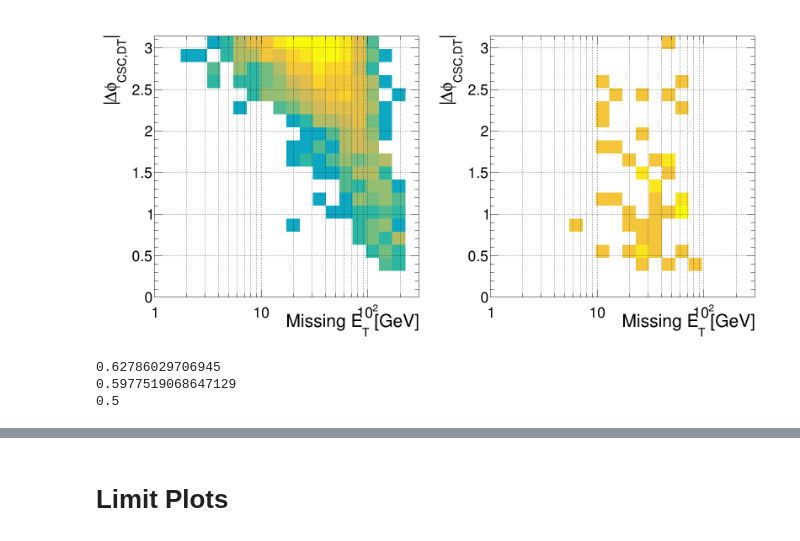
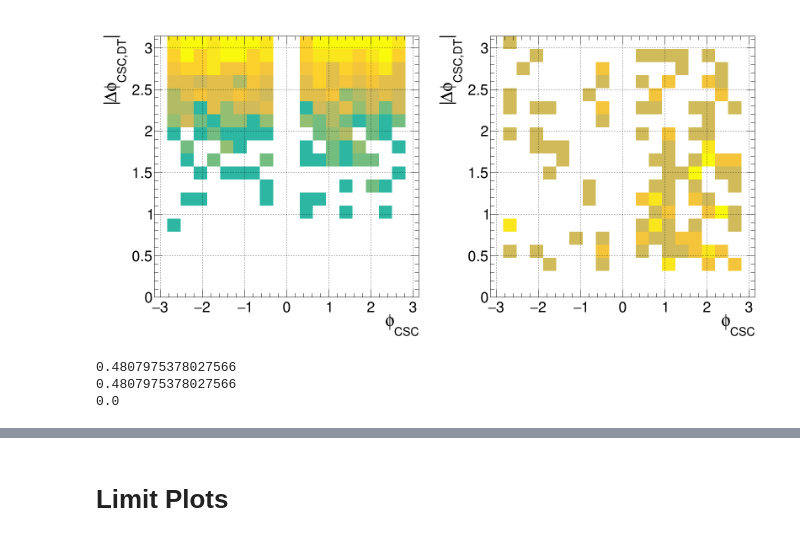
Before and after one commit to cms-lpc-llp/mds_analysis, a Jupyter notebook: notebooks/split_limit.ipynb, the cells around one changed output, grey strips where cells are left out. Cells and saved outputs as stored; diff of their text form; code cells hidden in the pictures.

```diff
--- a/notebooks/split_limit.ipynb
+++ b/notebooks/split_limit.ipynb
@@ -40,8 +40,8 @@ LOCAL_DATA_DIR = '/home/psimmerl/mds_analysis/data'  # os.getcwd() + '/data/raw'
 DATA_DIR = LOCAL_DATA_DIR#'TIER2' if 'caltech' in os.uname()[1] else 'LOCAL'
 OUT_DIR = f'{LOCAL_OUT_DIR}/{OUT_DIR}'
 
-FN_MC = f'{DATA_DIR}/processed/mc_rdf.root'
-FN_R3 = f'{DATA_DIR}/processed/r3_rdf.root'
+FN_MC = f'{DATA_DIR}/processed/mc_rdf_low_met.root'
+FN_R3 = f'{DATA_DIR}/processed/r3_rdf_low_met.root'
 
 pathlib.Path(OUT_DIR).mkdir(parents=True, exist_ok=True)
 
@@ -80,6 +80,9 @@ METS = np.array([75, 150])
 
 # **************** #
 
+print(f'{FN_MC=}')
+print(f'{FN_R3=}')
+print(f'{OUT_DIR=}')
 rdfs = {
     # 'mc_raw' : rt.RDataFrame('MuonSystem', '/home/psimmerl/mds_analysis/data/raw/ggH_HToSSTobbbb_MH-125_MS-15_CTau1000_13p6TeV_1pb_weighted_v6.root'),
     # 'r3_raw' : rt.RDataFrame('MuonSystem_HLT569', '/home/psimmerl/mds_analysis/data/processed/r3_hlt569.root'),
@@ -167,7 +173,10 @@ form =(txy_label,32,0,PI)
 h1 = rdfs['mc'].Histo1D(('All Signal Events',*form),xv,).GetValue()
 h2 = rdfs['mc'].Filter(f'met<75').Histo1D(('ME_{T} < 75 GeV',*form),xv).GetValue()
 h3 = rdfs['mc'].Filter(f'met>75').Histo1D(('ME_{T} > 75 GeV',*form),xv).GetValue()
-hhs = [h1,h2,h3]
+h4 = rdfs['mc'].Filter(f'met<150').Histo1D(('ME_{T} < 150 GeV',*form),xv).GetValue()
+h5 = rdfs['mc'].Filter(f'met>150').Histo1D(('ME_{T} > 150 GeV',*form),xv).GetValue()
+
+hhs = [h1,h2,h3,h4,h5]
 # hmax = max([h.GetMaximum() for h in hhs])
 hmax = max([h.GetMaximum() / h.Integral() for h in hhs])
 for ih, hh in enumerate(hhs):
@@ -228,22 +278,23 @@ canvas.Draw()
 # canvas.Draw()
 # %%
 canvas = TCanvas('','',4*800,2*800)
-canvas.Divide(3,2)
+canvas.Divide(4,2)
 
 
-for i, ft in enumerate(['0 < met', '(0 < met) & (met < 30)', '(30 < met) & (met < 100)', '(100 < met) & (met < 200)']):
+for i, ft in enumerate(['0 < met', '(0 < met) & (met < 75)', '(75 < met) & (met < 150)', '(150 < met) & (met < 200)']):
     for j in range(2):
-        canvas.cd(i+1 + 3*j).SetGrid()
+        canvas.cd(i+1 + 4*j).SetGrid()
         # canvas.cd(i+1).SetLogz()
         # rdfn = ['mc_raw', 'r2_raw', 'mc', 'r3'][j]
         rdfn = ['mc', 'r3'][j]
-        hh = rdfs[rdfn].Filter(ft).Histo2D(('',ft+';|#Delta#phi|;DT_{rechits};',50,0,PI,50,50,200),'tag_dPhi','dtSize')#.GetValue()
+        hh = rdfs[rdfn].Filter(ft).Histo2D(('',ft+';|#Delta#phi|;DT_{rechits};',25,0,PI,25,50,200),'tag_dPhi','dtSize')#.GetValue()
         hh.Draw('col')
 
         latex = TLatex()
         latex.SetTextSize(0.05)
         latex.SetTextAlign(33)
-        latex.DrawLatexNDC(1, 1, ft)
+        _ft = ft.replace('(', '').replace(')', '').replace('met & met', 'met')
+        latex.DrawLatexNDC(1, 1, _ft)
         latex.SetTextAlign(23)
         latex.DrawLatexNDC(0.5, 1, 'Data' if j else 'Signal')
         gc.extend([hh, latex])
@@ -253,7 +304,7 @@ canvas.Draw()
 # %%
 canvas = TCanvas('','',800,800)
 canvas.SetGrid()
-canvas.SetLogy()
+# canvas.SetLogy()
 
 legend = TLegend(0.17, 0.72, 0.62, 0.94)
 legend.SetBorderSize(0)
@@ -262,10 +313,18 @@ legend.SetTextSize(0.04)
 legend.SetMargin(0.15)
 
 xv = 'dtJetVetoPt'
-
 txy_label = f';{xv};fraction of events'
 form = ('',txy_label,100,0,100)
-# form = ('',txy_label,5,-0.5,4.5)
+
+xv = 'dtNHitStation1'
+txy_label = f';{xv};fraction of events'
+form = ('',txy_label,100,0,100)
+
+xv = 'met'
+txy_label = f';{xv};fraction of events'
+form = ('',txy_label,100,0,300)
+
+
 # **** #
 
 h1 = rdfs['mc'].Histo1D(form,xv).GetValue()
@@ -369,35 +386,41 @@ logxyz = (True, False, True)
 # bins = (nb, np.linspace(-2, 2, nb+1), nb, np.linspace(0,PI,nb+1))
 # logxyz = (False, False, True)
 
+nb = 20
+xv, yv = 'dtPhi', 'tag_dPhi'
+txy_label = ';#phi_{CSC};|#Delta#phi_{CSC,DT}|;fraction of events'
+bins = (nb, np.linspace(-np.pi, np.pi, nb+1), nb, np.linspace(0,PI,nb+1))
+logxyz = (False, False, True)
+
 
 # **** #
 
 h1 = rdfs['mc'].Histo2D(('Signal',txy_label,*bins),xv,yv).GetValue()
 h2 = rdfs['r3'].Histo2D(('Data',txy_label,*bins),xv,yv).GetValue()
 
 hhs = [h1,h2]
 # hmax = max([h.GetMaximum() / h.Integral() for h in hhs])
 for ih, hh in enumerate(hhs):
     canvas.cd(ih + 1).SetGrid()
     if logxyz[0]:
         canvas.cd(ih + 1).SetLogx()
     if logxyz[1]:
         canvas.cd(ih + 1).SetLogy()
     if logxyz[2]:
         canvas.cd(ih + 1).SetLogz()
 
     # hh.Scale(1/hh.Integral())
     # hh.SetMinimum(0)
     # hh.SetMaximum(hmax*1.1)
     hh.SetLineColor(SCL[ih])
     hh.SetLineWidth(3)
     hh.Draw('col')
 
 
 # legend.Draw()
 canvas.Draw()
 # %% [output]
-[figure, old version]
+[figure, new version]
 # %%
 MAKE_DATACARDS = True
 
@@ -625,7 +648,8 @@ if MAKE_DATACARDS:
                 # print(abcd_sig, abcd_bkg)
                 abcd_sig, abcd_bkg = abcd_sig[0], abcd_bkg[0]
 
-                norm = 10 ** int(np.log10(5 / sum(abcd_sig)))# if sum(abcd_sig) else 1
+                # norm = 10 ** int(np.log10(5 / sum(abcd_sig)))# if sum(abcd_sig) else 1
+                norm = 5 / sum(abcd_sig)# if sum(abcd_sig) else 1
                 # also try norm = min(1, norm)?
                 # norm = min(1, norm)
 
@@ -694,6 +718,6 @@ single_lumi \t lnN \t 1.2 \t - \t 1.2 \t - \t 1.2 \t - \t 1.2 \t -
         with open(f'{DATA_DIR}/met_abcds.pkl', 'rb') as f:
             met_abcds = pickle.load(f)
 # %% [output]
-0.62786029706945
-0.5977519068647129
-0.5
+0.4807975378027566
+0.4807975378027566
+0.0
```
Also changed, not shown: parts of 18 cells of this notebook, 5 other files.
